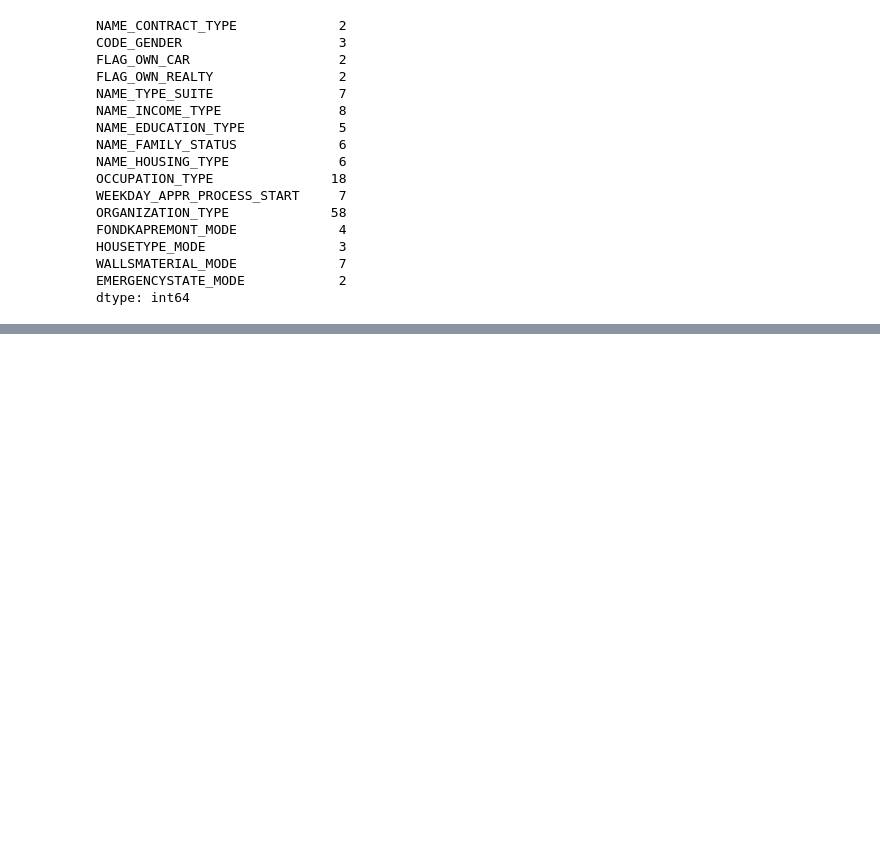
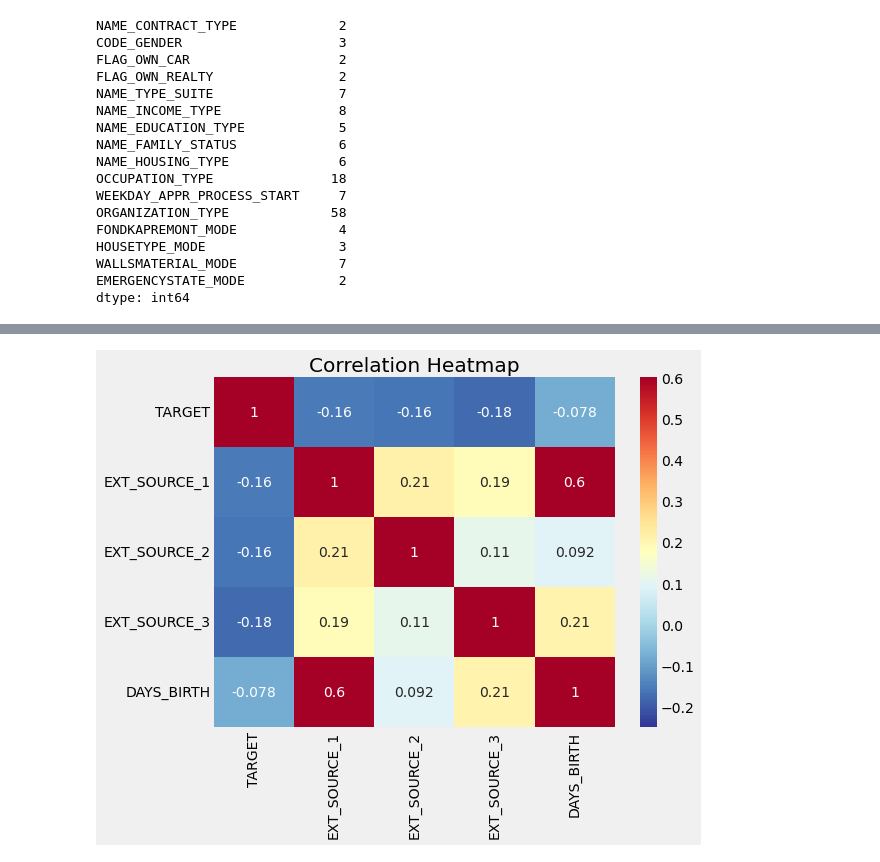
Before and after one commit to katrinmisel/HomeCreditDefaultRisk, a Jupyter notebook: scoring.ipynb, the cells around one changed output, grey strips where cells are left out. Cells and saved outputs as stored; diff of their text form; code cells hidden in the pictures; blank space fills up the shorter version.

```diff
--- a/scoring.ipynb
+++ b/scoring.ipynb
@@ -101,0 +318,5 @@ dtype: int64
+# %%
+# Extract the EXT_SOURCE variables and show correlations
+ext_data = app_train[['TARGET', 'EXT_SOURCE_1', 'EXT_SOURCE_2', 'EXT_SOURCE_3', 'DAYS_BIRTH']]
+ext_data_corrs = ext_data.corr()
+ext_data_corrs
@@ -101,0 +330,8 @@ dtype: int64
+# %%
+plt.figure(figsize = (8, 6))
+
+# Heatmap of correlations
+sns.heatmap(ext_data_corrs, cmap = plt.cm.RdYlBu_r, vmin = -0.25, annot = True, vmax = 0.6)
+plt.title('Correlation Heatmap');
+# %% [output]
+[figure, added]
```
Also changed, not shown: parts of 37 cells of this notebook, 2 other files.
